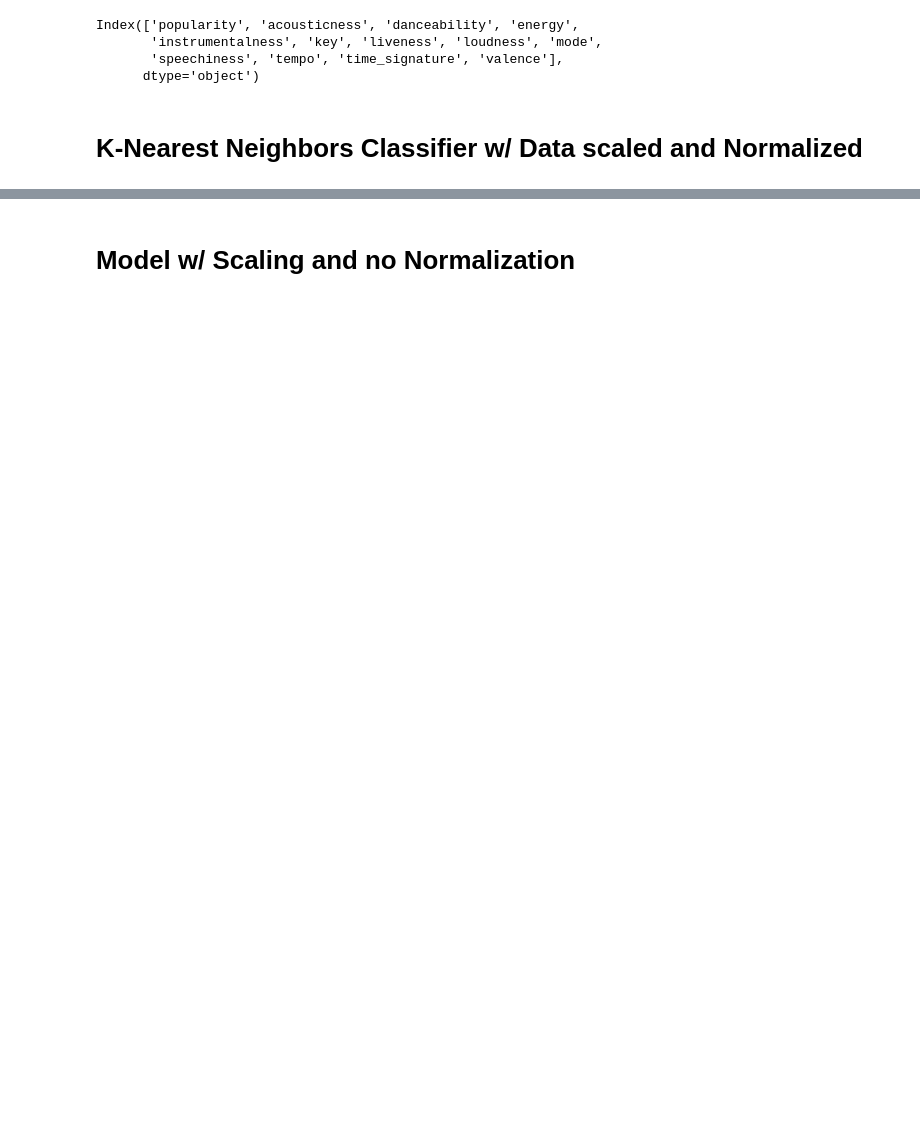
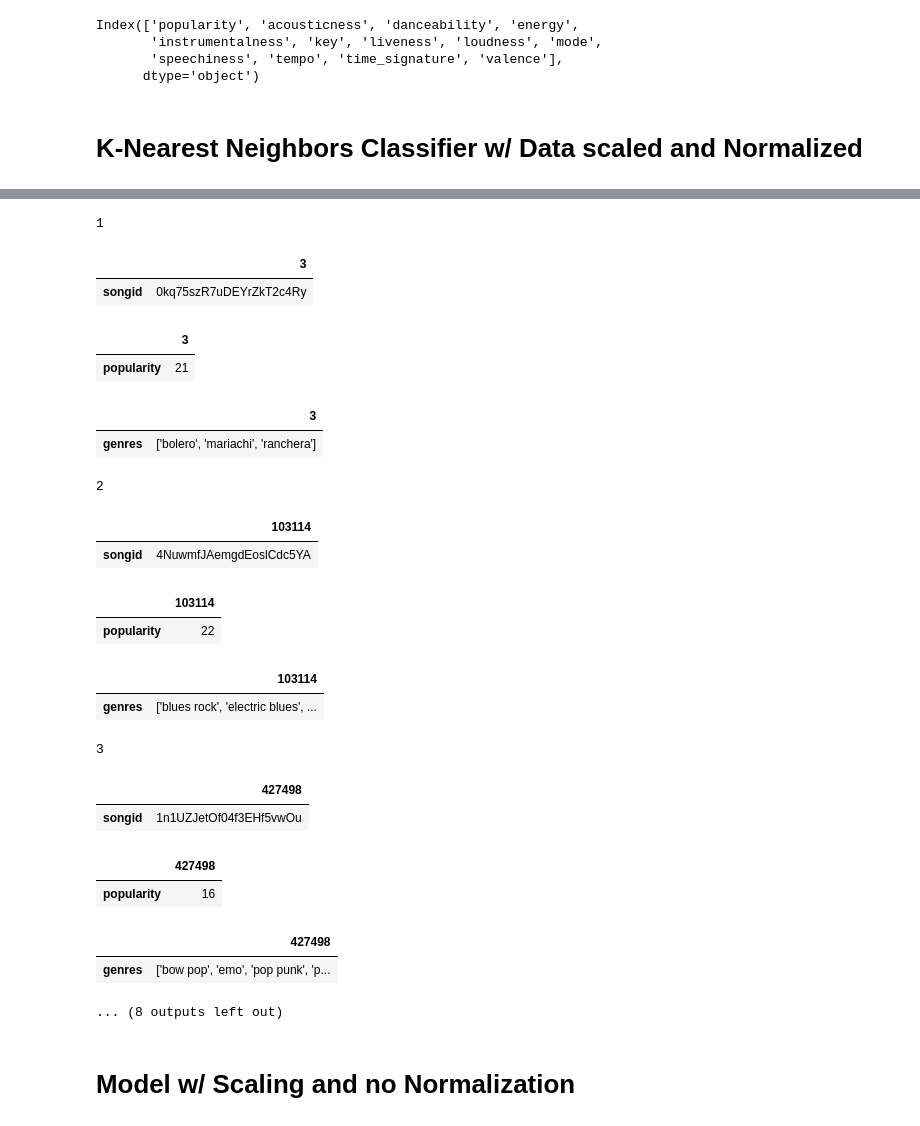
Before and after one commit to BloomTech-Labs/Music-Meteorologist-ds, a Jupyter notebook: model_notebooks/knn_model_v3_with_genre_filtering.ipynb, the cells around one changed output, grey strips where cells are left out. Cells and saved outputs as stored; diff of their text form; code cells hidden in the pictures; blank space fills up the shorter version.

```diff
--- a/model_notebooks/knn_model_v3_with_genre_filtering.ipynb
+++ b/model_notebooks/knn_model_v3_with_genre_filtering.ipynb
@@ -73,4 +71,4 @@ get_popularity('5gNNUKhBzakQrbu8UaLori')
 # %%
-X.loc[202786, 'popularity'] = 18
+# X.loc[202786, 'popularity'] = 18
 
-X.loc[202786]['popularity']
+# X.loc[202786]['popularity']
@@ -79,4 +77,4 @@ get_popularity('25DO8ImBd90EhKEKuntxqN')
 # %%
-X.loc[189355, 'popularity'] = 0
+# X.loc[189355, 'popularity'] = 0
 
-X.loc[189355]['popularity']
+# X.loc[189355]['popularity']
@@ -85,5 +83,5 @@ X["genres_stripped"]
 # %% [markdown]
 # Picking Final Updated DF
 # %%
-X = X.drop(["availability"], axis=1)
+# X = X.drop(["availability"], axis=1)
 # %%
@@ -163,3 +196,5 @@ model_1 = knn1.fit(data_normalized)
+# %%
+knn1 = load('./data/model3.joblib')
 # %%
 # running model to test output
 knn_results1 = knn1.kneighbors([data_normalized[3]])[1]
@@ -202,10 +228,33 @@ pickle.dump(song_id_array3, open(filename5, 'wb'))
 pd.set_option('display.max_colwidth', -1)
 # %%
 counter = 0
-for result in knn_results1[0]:
+for result in knn_results1[0][0:5]:
     counter += 1
     print(counter)
     display(pd.DataFrame(df.loc[result][0:1]),pd.DataFrame(df.loc[result][1:2]),pd.DataFrame(df.loc[result][17:18]))
+# %% [output]
+1
+|  | 3 |
+| songid | 0kq75szR7uDEYrZkT2c4Ry |
+|  | 3 |
+| popularity | 21 |
+|  | 3 |
+| genres | ['bolero', 'mariachi', 'ranchera'] |
+2
+|  | 103114 |
+| songid | 4NuwmfJAemgdEoslCdc5YA |
+|  | 103114 |
+| popularity | 22 |
+|  | 103114 |
+| genres | ['blues rock', 'electric blues', ... |
+3
+|  | 427498 |
+| songid | 1n1UZJetOf04f3EHf5vwOu |
+|  | 427498 |
+| popularity | 16 |
+|  | 427498 |
+| genres | ['bow pop', 'emo', 'pop punk', 'p... |
+... (8 outputs left out)
 # %% [markdown]
 # Model w/ Scaling and no Normalization
 # %%
```
Also changed, not shown: parts of 53 cells of this notebook, 1 other file.
